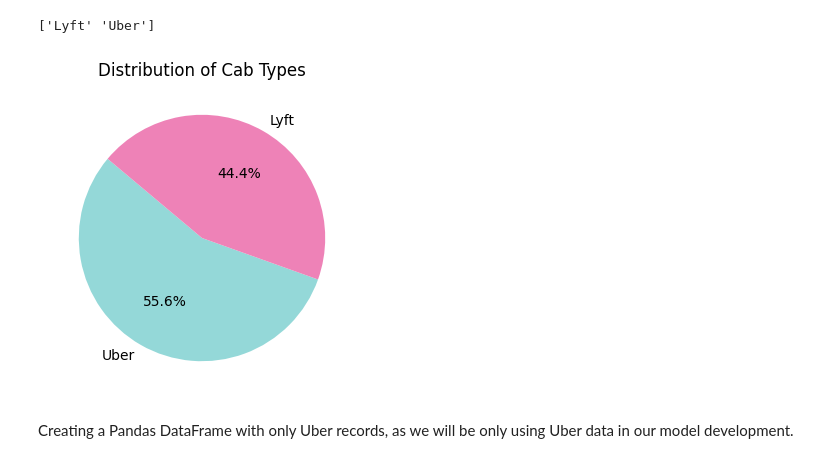
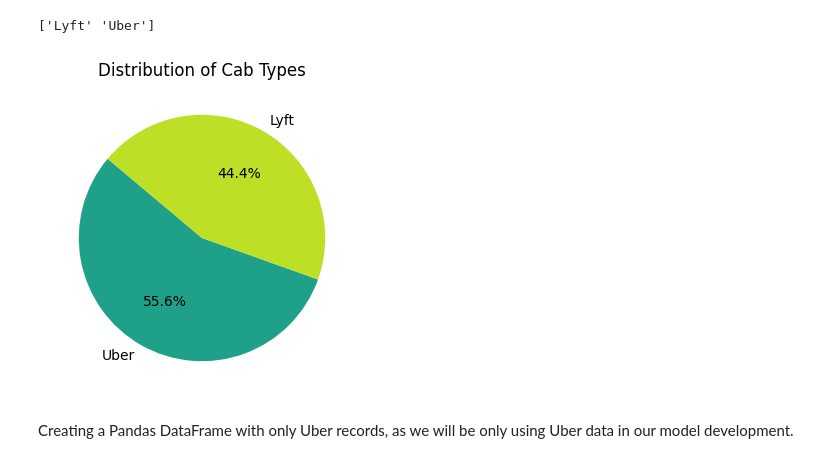
Before and after one commit to achchala/rideshare-predictive-pricing, a Jupyter notebook: notebooks/data_exploration.ipynb, the cells around one changed output. Drawn from its saved outputs; the diff is of its cells as text; code cells hidden in the pictures.

Commit message:
more visualizations

```diff
--- a/notebooks/data_exploration.ipynb
+++ b/notebooks/data_exploration.ipynb
@@ -33,11 +33,11 @@ print(cab_types)
 # %%
 cab_type_counts = df['cab_type'].value_counts()
 plt.figure(figsize=(4, 4))
-plt.pie(cab_type_counts, labels=cab_type_counts.index, autopct='%1.1f%%', startangle=140, colors = ['#94d8d8', '#ee82b7'])
+plt.pie(cab_type_counts, labels=cab_type_counts.index, autopct='%1.1f%%', startangle=140, colors = ['#1ea188', '#bddf26'])
 plt.title('Distribution of Cab Types')
 plt.show()
 # %% [output]
-[figure, old version]
+[figure, new version]
 # %% [markdown]
 Creating a Pandas DataFrame with only Uber records, as we will be only using Uber data in our model development.
 # %%
```
Also changed, not shown: parts of 11 cells of this notebook.
